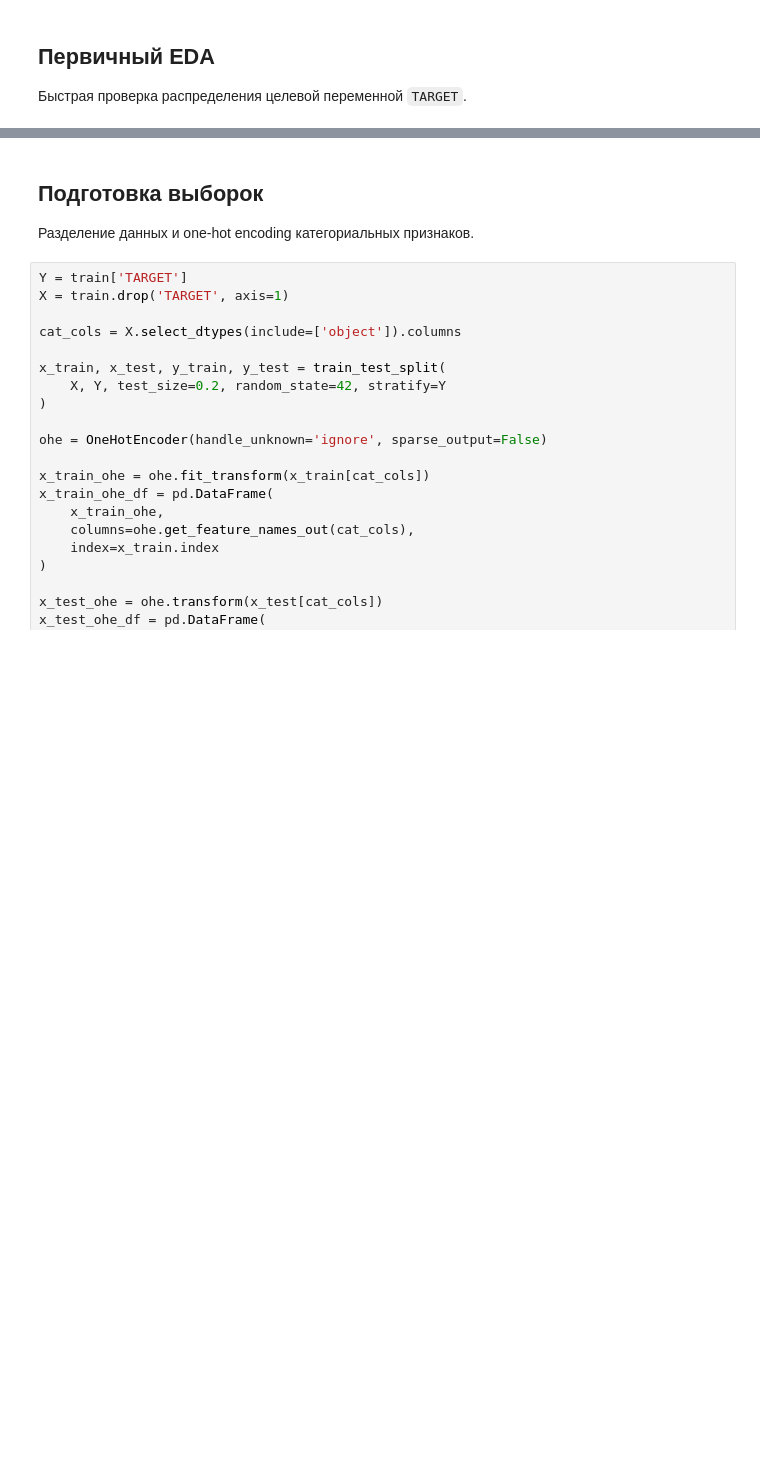
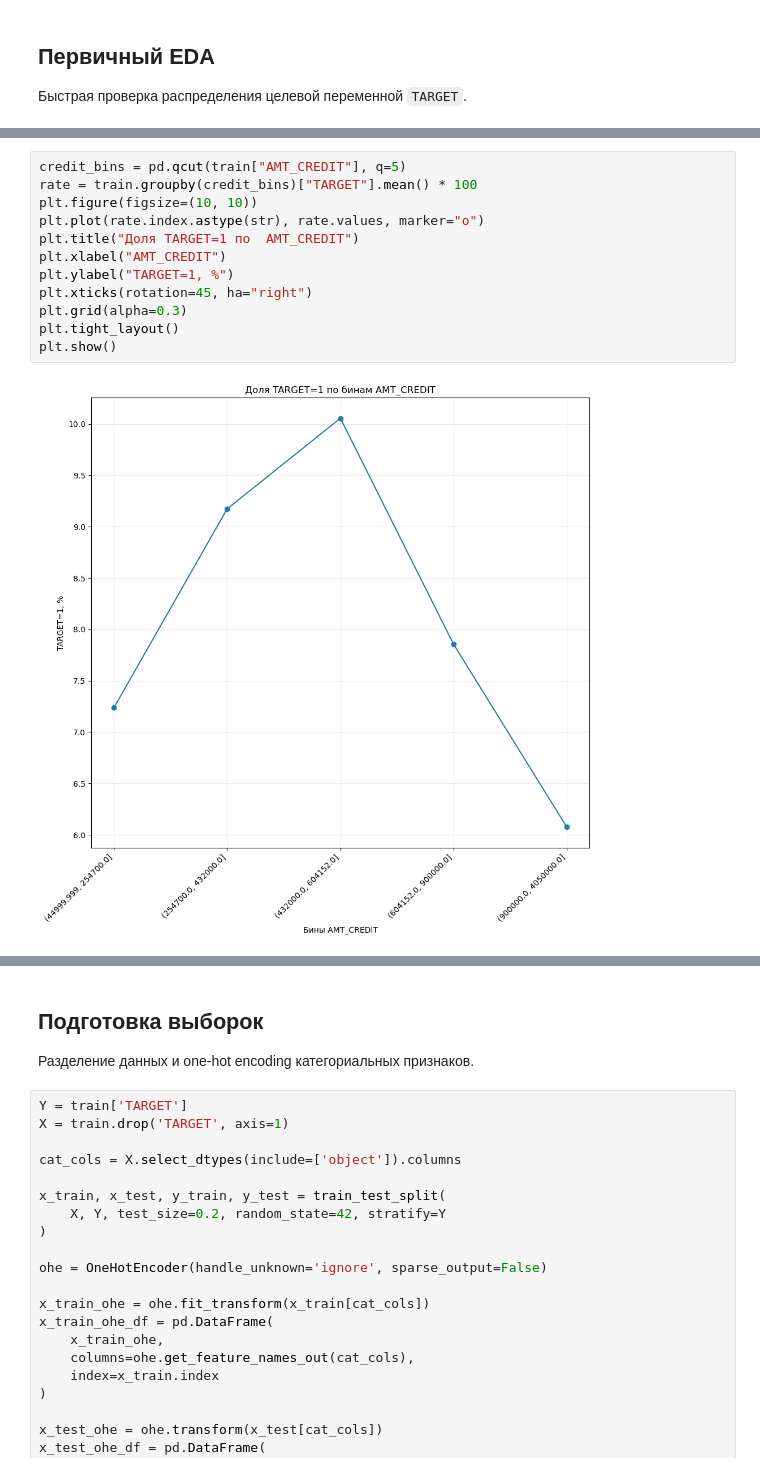
Before and after one commit to Mu2Ka/Home-Credit-Default-Risk, a Jupyter notebook: home-credit-default-risk/main.ipynb, the cells around one changed output, grey strips where cells are left out. Cells and saved outputs as stored; diff of their text form; blank space fills up the shorter version.

```diff
--- a/home-credit-default-risk/main.ipynb
+++ b/home-credit-default-risk/main.ipynb
@@ -287,0 +344,14 @@ plt.show()
+# %%
+credit_bins = pd.qcut(train["AMT_CREDIT"], q=5)
+rate = train.groupby(credit_bins)["TARGET"].mean() * 100
+plt.figure(figsize=(10, 10))
+plt.plot(rate.index.astype(str), rate.values, marker="o")
+plt.title("Доля TARGET=1 по  AMT_CREDIT")
+plt.xlabel("AMT_CREDIT")
+plt.ylabel("TARGET=1, %")
+plt.xticks(rotation=45, ha="right")
+plt.grid(alpha=0.3)
+plt.tight_layout()
+plt.show()
+# %% [output]
+[figure, added]
```
Also changed, not shown: parts of 8 cells of this notebook.
